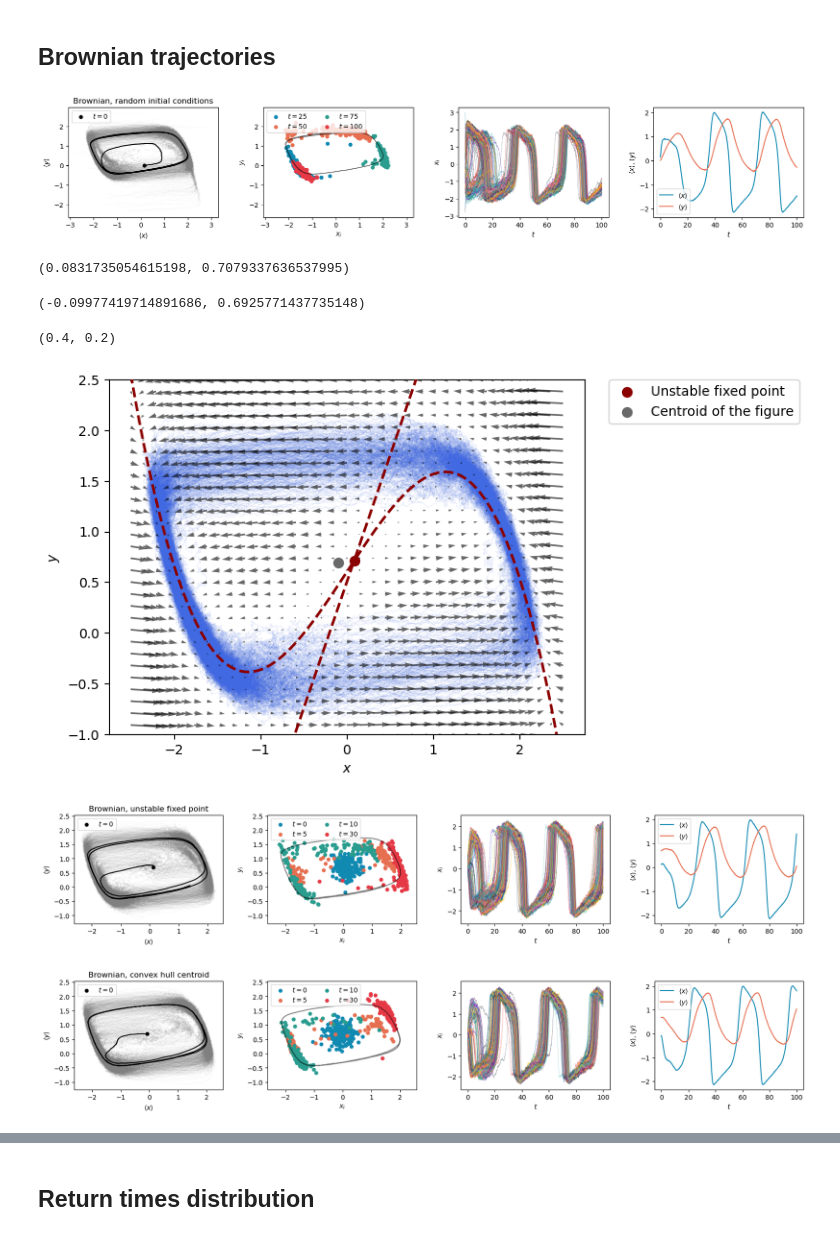
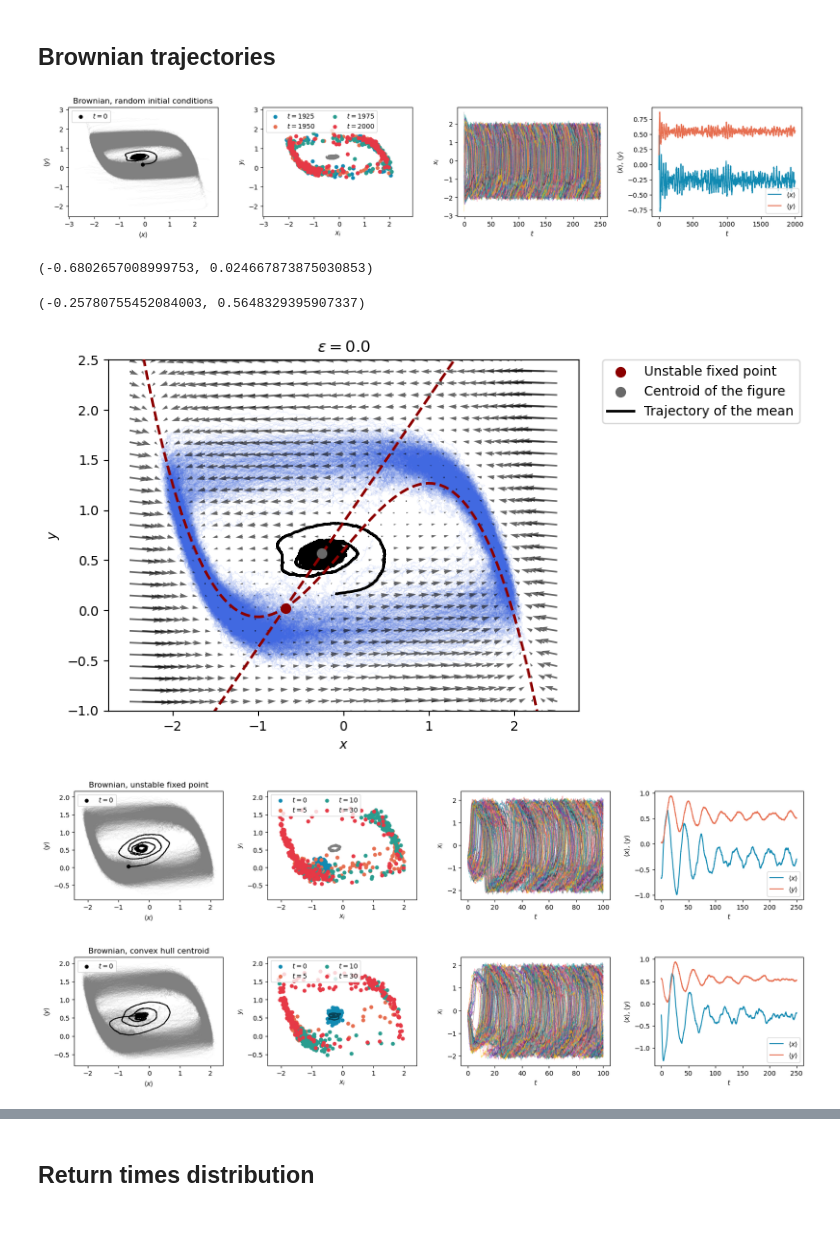
Before and after one commit to giorgionicoletti/OscillationsFH, a Jupyter notebook: notebooks/ReturnTimes.ipynb, the cells around one changed output, grey strips where cells are left out. Cells and saved outputs as stored; diff of their text form; code cells hidden in the pictures.

Commit message:
Plots updated

```diff
--- a/notebooks/ReturnTimes.ipynb
+++ b/notebooks/ReturnTimes.ipynb
@@ -16,7 +16,7 @@ from scipy.optimize import fsolve
 plt.rcParams['axes.prop_cycle'] = plt.cycler(color=["#118ab2", "#e76f51", "#2a9d8f", '#e63946', '#7b2cbf', '#2b2d42', '#ff8fab', '#6c757d', '#fdc500', '#5bc0be'])
 # %%
 N = 200
-Nsteps = 100000
+Nsteps = 200000
 dt = 0.01
 
 Time = np.arange(Nsteps)*dt
@@ -26,8 +26,6 @@ y0 = np.ones(N)*2.5
 
 x0rand = np.random.randn(N)
 y0rand = np.random.randn(N)
-
-epsilon = 0.3
 
 mu = 1
 muHat = 1
@@ -45,56 +43,56 @@ model_kwargs = {'mu': mu, 'muHat': muHat, 'delta': delta,
 # Brownian return times
 # %% [markdown]
 ## Brownian trajectories
-# %%
-gamma = 0.2
-beta = 0.4
+# %%
+epsilon = 0.
 # %%
 x_BR, y_BR = model.simulate_Fitzugh_Nagumo(N, Nsteps, dt, x0rand, y0rand, epsilon = epsilon)
 # %%
 utils.plot_results(x_BR, y_BR, Time, title = 'Brownian, random initial conditions', steps_to_plot=25000, Nosc_to_plot=1000)
 plt.show()
 # %% [output]
-[figure, old version]
+[figure, new version]
 # %%
 args = (mu, muHat, delta, muI, epsilon, alpha, beta, gamma)
 
 xUnst, yUnst = fsolve(model.equations, (-0.5, -2), args = args)
 xUnst, yUnst
 # %% [output]
-(0.0831735054615198, 0.7079337636537995)
+(-0.6802657008999753, 0.024667873875030853)
 # %%
 xCenter, yCenter = utils.estimate_baricenter(x_BR[-10000:], y_BR[-10000:])
 xCenter, yCenter
 # %% [output]
-(-0.09977419714891686, 0.6925771437735148)
+(-0.25780755452084003, 0.5648329395907337)
-# %%
-beta, gamma
-# %% [output]
-(0.4, 0.2)
 # %%
 xspace, yspace = np.meshgrid(np.linspace(-2.5, 2.5, 35), np.linspace(-1.5, 2.5, 35))
 
 u, v = model.equations((xspace, yspace), *args)
 
 plt.quiver(xspace, yspace, u, v, color='k', alpha=0.6, scale = 50, width = 0.0035)
 
 plt.scatter(xUnst, yUnst, color='darkred', alpha=1, s = 50, zorder = 10, label = 'Unstable fixed point')
 
 xx = np.linspace(-2.5, 2.5, 100)
 yy = np.linspace(-2.5, 2.5, 100)
 plt.plot(xx, ((mu + epsilon)*xx + delta*xx**3 + muI)/muHat, color='darkred', alpha=1, lw = 2, zorder = 10, ls = '--')
 plt.plot(xx, (xx + gamma)/beta, color='darkred', alpha=1, lw = 2, zorder = 10, ls = '--')
 
 plt.xlabel(r'$x$')
 plt.ylabel(r'$y$')
 plt.ylim(-1, 2.5)
 
 plt.plot(x_BR[-5000:], y_BR[-5000:], color='royalblue', alpha=0.1, lw = 0.5, zorder = -1)
 
 plt.scatter(xCenter, yCenter, color='dimgray', alpha=1, s = 50, zorder = 10, label = "Centroid of the figure")
+plt.plot(np.mean(x_BR, axis = 1), np.mean(y_BR, axis = 1), color='k', lw =2, label = 'Trajectory of the mean')
 
 plt.legend(bbox_to_anchor=(1.05, 1), loc='upper left', borderaxespad=0.)
 
+plt.title("$\epsilon = {}$".format(epsilon))
+
+plt.savefig('../plots/phase_space_eps{}.png'.format(epsilon), bbox_inches='tight', dpi = 300)
+
 plt.show()
 # %% [output]
-[figure, old version]
+[figure, new version]
@@ -114,16 +114,22 @@ x_BR_Unst, y_BR_Unst = model.simulate_Fitzugh_Nagumo(N, Nsteps, dt, x0_Unst, y0_
 
 x_BR_Center, y_BR_Center = model.simulate_Fitzugh_Nagumo(N, Nsteps, dt, x0_Center, y0_Center, epsilon = epsilon, **model_kwargs)
 # %%
-utils.plot_results(x_BR_Unst, y_BR_Unst, Time, title = 'Brownian, unstable fixed point', steps_to_plot=10000, Nosc_to_plot=1000,
+fig, ax = utils.plot_results(x_BR_Unst, y_BR_Unst, Time, title = 'Brownian, unstable fixed point', steps_to_plot=10000, Nosc_to_plot=1000,
                    idxs_to_plot=[0, 500, 1000, 3000])
+
+plt.savefig('../plots/brownian_eps{}_start_unstable.png'.format(epsilon), bbox_inches='tight', dpi = 300)
+
 plt.show()
 # %% [output]
-[figure, old version]
+[figure, new version]
 # %%
-utils.plot_results(x_BR_Center, y_BR_Center, Time, title = 'Brownian, convex hull centroid', steps_to_plot=10000, Nosc_to_plot=1000,
+fig, ax = utils.plot_results(x_BR_Center, y_BR_Center, Time, title = 'Brownian, convex hull centroid', steps_to_plot=10000, Nosc_to_plot=1000,
              idxs_to_plot=[0, 500, 1000, 3000])
+
+plt.savefig('../plots/brownian_eps{}_start_center.png'.format(epsilon), bbox_inches='tight', dpi = 300)
+
 plt.show()
 # %% [output]
-[figure, old version]
+[figure, new version]
 # %%
 plt.quiver(xspace, yspace, u, v, color='k', alpha=0.6, scale = 50, width = 0.0035)
```
Also changed, not shown: parts of 8 cells of this notebook, 14 other files.
